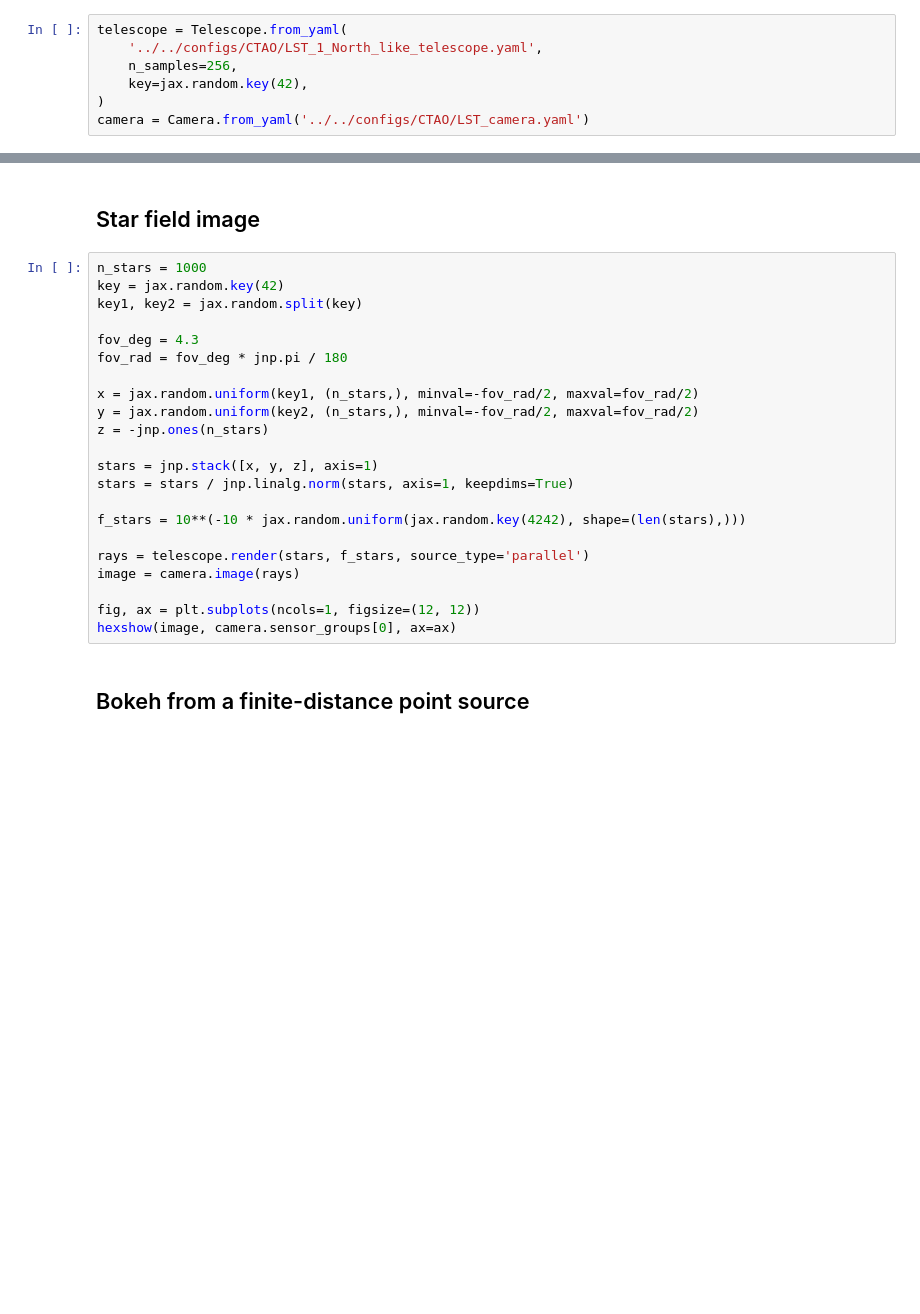
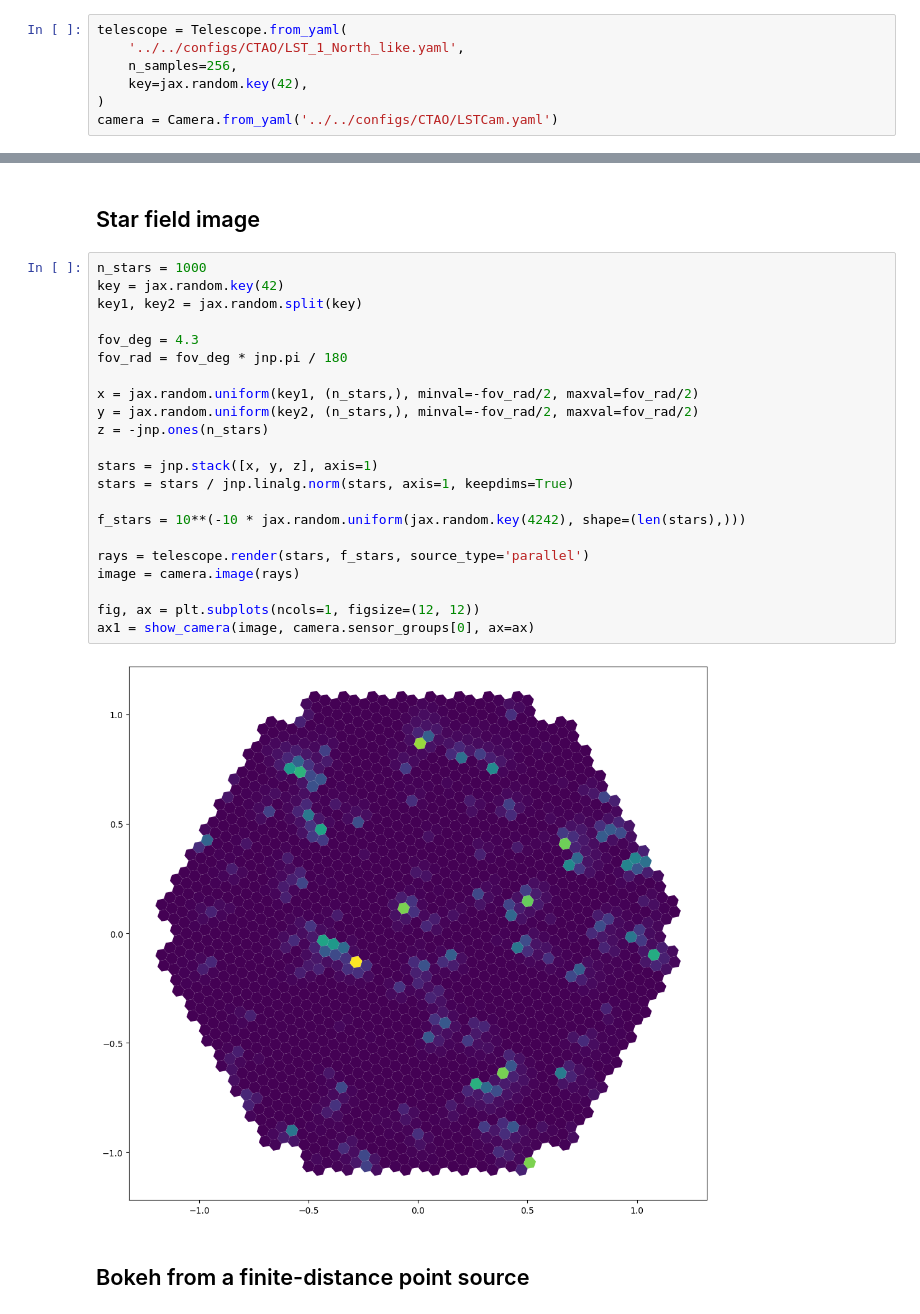
Before and after one commit to GerritRo/iactrace, a Jupyter notebook: docs/examples/LST.ipynb, the cells around one changed output, grey strips where cells are left out. Drawn from its saved outputs; the diff is of its cells as text; blank space fills up the shorter version.

```diff
--- a/docs/examples/LST.ipynb
+++ b/docs/examples/LST.ipynb
@@ -12,8 +12,8 @@ from iactrace import Camera, Telescope, hexshow, show_telescope
 ## Load telescope and camera
 # %%
 telescope = Telescope.from_yaml(
-    '../../configs/CTAO/LST_1_North_like_telescope.yaml',
+    '../../configs/CTAO/LST_1_North_like.yaml',
     n_samples=256,
     key=jax.random.key(42),
 )
-camera = Camera.from_yaml('../../configs/CTAO/LST_camera.yaml')
+camera = Camera.from_yaml('../../configs/CTAO/LSTCam.yaml')
@@ -27,25 +40,27 @@ scene.show(viewer='jupyter')
 # %%
 n_stars = 1000
 key = jax.random.key(42)
 key1, key2 = jax.random.split(key)
 
 fov_deg = 4.3
 fov_rad = fov_deg * jnp.pi / 180
 
 x = jax.random.uniform(key1, (n_stars,), minval=-fov_rad/2, maxval=fov_rad/2)
 y = jax.random.uniform(key2, (n_stars,), minval=-fov_rad/2, maxval=fov_rad/2)
 z = -jnp.ones(n_stars)
 
 stars = jnp.stack([x, y, z], axis=1)
 stars = stars / jnp.linalg.norm(stars, axis=1, keepdims=True)
 
 f_stars = 10**(-10 * jax.random.uniform(jax.random.key(4242), shape=(len(stars),)))
 
 rays = telescope.render(stars, f_stars, source_type='parallel')
 image = camera.image(rays)
 
 fig, ax = plt.subplots(ncols=1, figsize=(12, 12))
-hexshow(image, camera.sensor_groups[0], ax=ax)
+ax1 = show_camera(image, camera.sensor_groups[0], ax=ax)
+# %% [output]
+[figure, added]
 # %% [markdown]
 ## Bokeh from a finite-distance point source
 # %%
```
Also changed, not shown: parts of 5 cells of this notebook, 16 other files.
